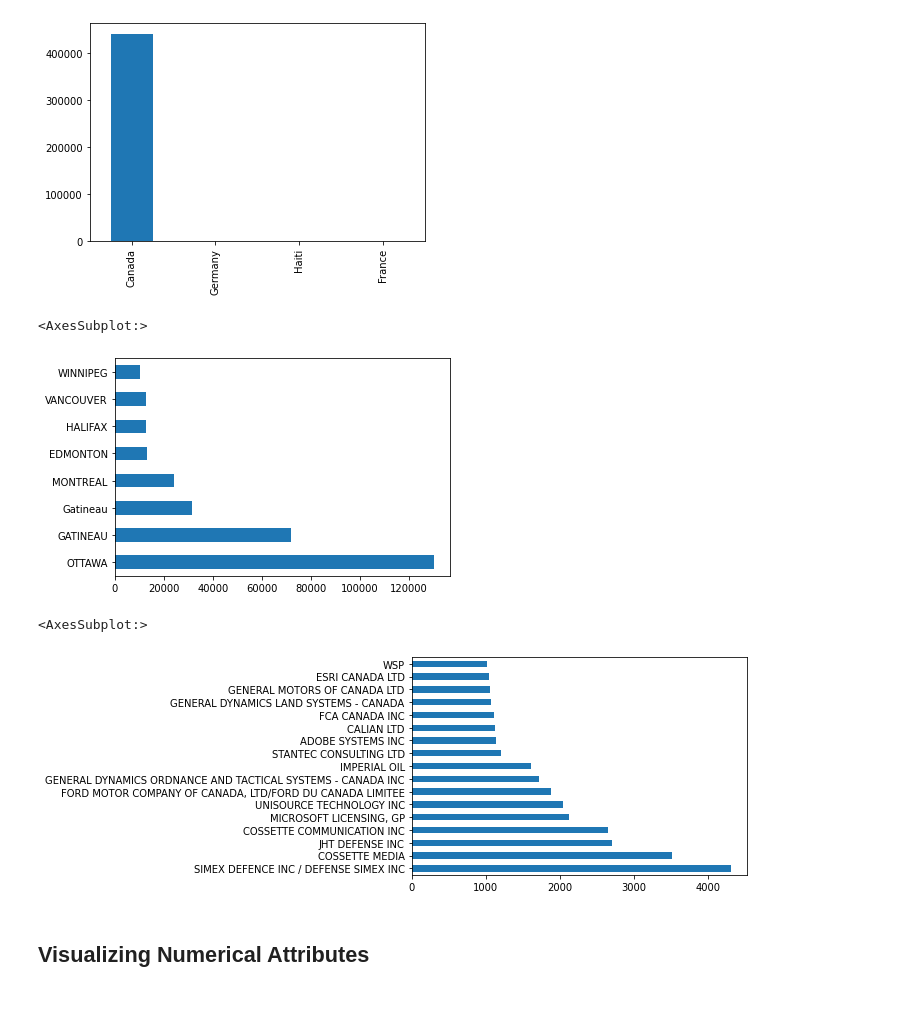
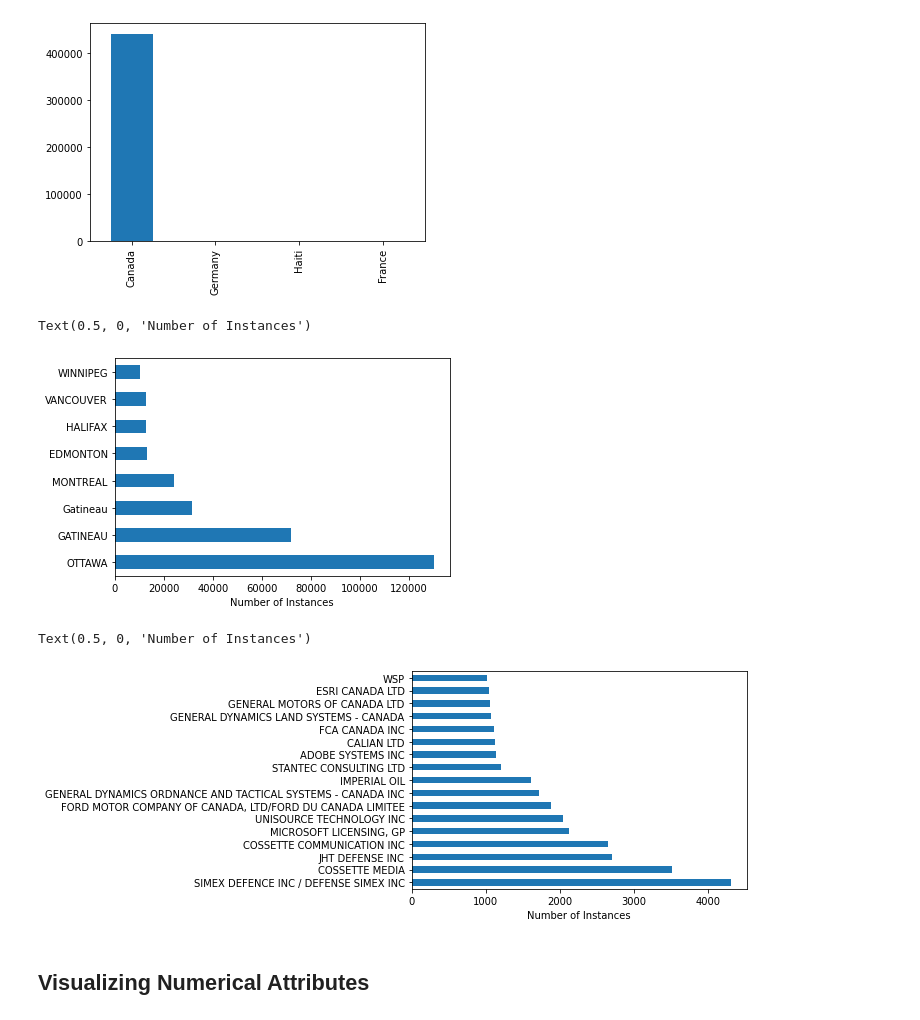
Before and after one commit to Alana11111/CIND820-Capstone-Project-Government-Supplier-Prediction-Project, a Jupyter notebook: CIND820 Capstone Project_Government Supplier Prediction Project.ipynb, the cells around one changed output. Drawn from its saved outputs; the diff is of its cells as text; code cells hidden in the pictures.

```diff
--- a/CIND820 Capstone Project_Government Supplier Prediction Project.ipynb
+++ b/CIND820 Capstone Project_Government Supplier Prediction Project.ipynb
@@ -338,17 +340,19 @@ contractHistory['contracting-address-country'].value_counts().plot(kind = 'bar')
 # %%
 locate = contractHistory['contracting-address-city'].value_counts()
 locate = locate[locate > 10000]
 locate.plot(kind = 'barh')
+plt.xlabel('Number of Instances')
 # %% [output]
-<AxesSubplot:>
+Text(0.5, 0, 'Number of Instances')
-[figure, old version]
+[figure, new version]
 # %%
 recordNo = contractHistory['supplier-standardized-name'].value_counts()
 recordNo = recordNo[recordNo > 1000]
 recordNo.plot(kind = 'barh')
+plt.xlabel('Number of Instances')
 # %% [output]
-<AxesSubplot:>
+Text(0.5, 0, 'Number of Instances')
-[figure, old version]
+[figure, new version]
 # %% [markdown]
 ## Visualizing Numerical Attributes
 # %%
```
Also changed, not shown: parts of 136 cells of this notebook, 6 other files.
